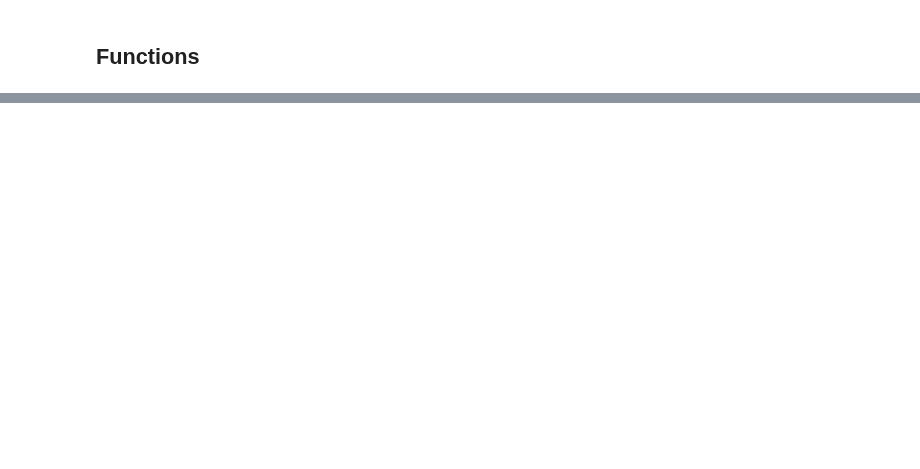
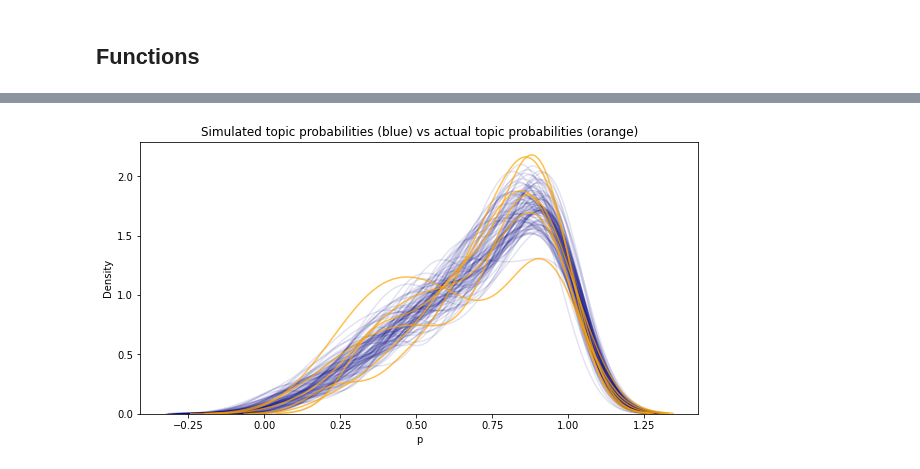
Before and after one commit to imrogerjiang/bayesian-inference-topic-measures, a Jupyter notebook: Significance test comparison.ipynb, the cells around one changed output, grey strips where cells are left out. Cells and saved outputs as stored; diff of their text form; code cells hidden in the pictures; blank space fills up the shorter version.

```diff
--- a/Significance test comparison.ipynb
+++ b/Significance test comparison.ipynb
@@ -208,0 +400,28 @@ for p in p_diff:
+# %%
+size=100
+
+_, ax = plt.subplots(1,1,figsize=(10,5))
+
+
+# Selecting 100 random simulations
+rand_ids = np.random.choice(range(1000), size=size, replace=False)
+
+# Calculating topic proportions
+samples = (sim_scores[sim_scores["sim_id"].isin(rand_ids)].groupby(["sim_id", "sim_topic_id"])
+           .agg({"intrusion":["sum", "count"]}).reset_index())
+samples["p"] = samples[("intrusion", "sum")]/samples[("intrusion", "count")]
+# Plotting proportions
+for sim_id in rand_ids:
+    sns.kdeplot(samples[samples["sim_id"]==sim_id]["p"], ax=ax, color="navy", alpha=7/size**0.9)
+
+# Repeat calculations and plots for actual data
+actuals = (data.groupby(["cordel_id", "topic_id"])
+           .agg({"intrusion":["sum", "count"]}).reset_index())
+actuals["p"]=actuals[("intrusion", "sum")]/actuals[("intrusion", "count")]
+for cordel_id in range(6):
+    sns.kdeplot(actuals[actuals["cordel_id"]==cordel_id]["p"], ax=ax, color="orange", alpha=0.7)
+
+ax.set_title("Simulated topic probabilities (blue) vs actual topic probabilities (orange)")
+plt.show()
+# %% [output]
+[figure, added]
```
Also changed, not shown: parts of 42 cells of this notebook.
